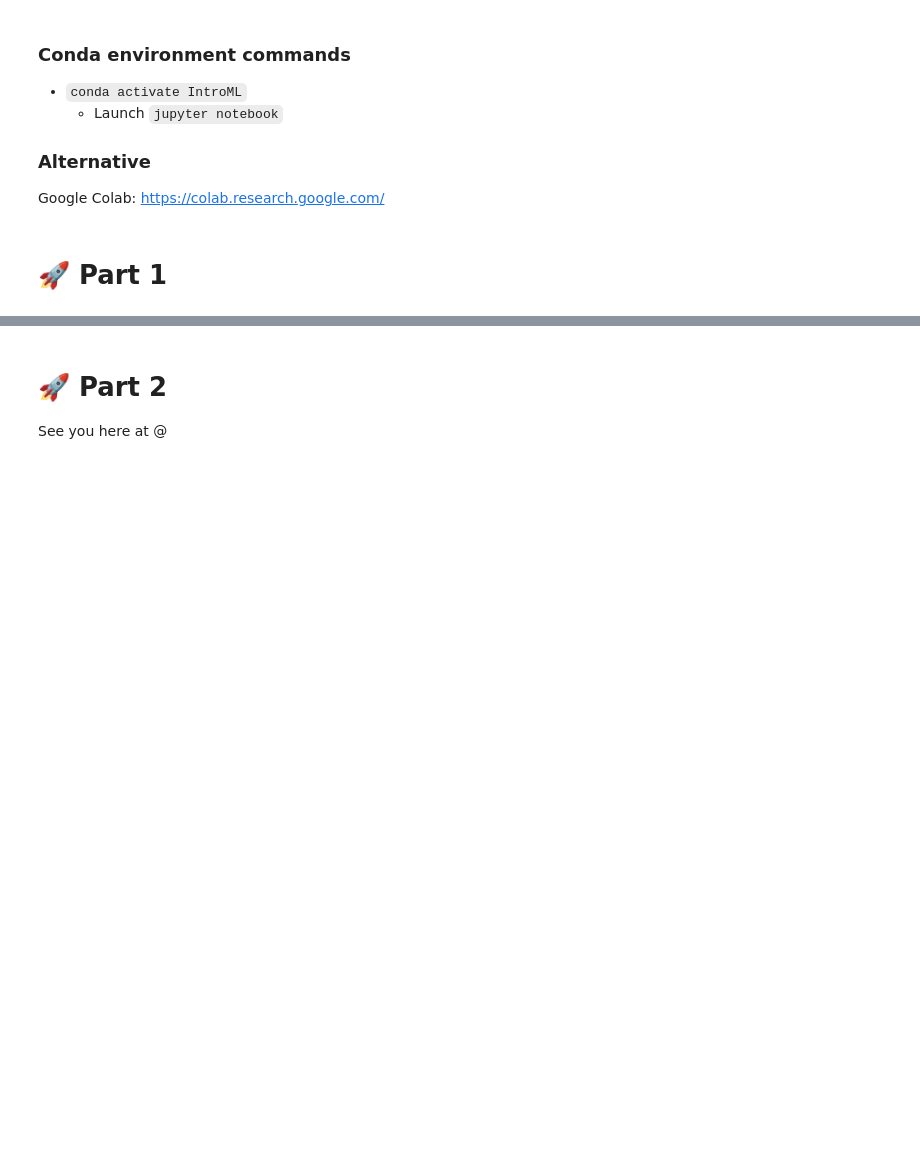
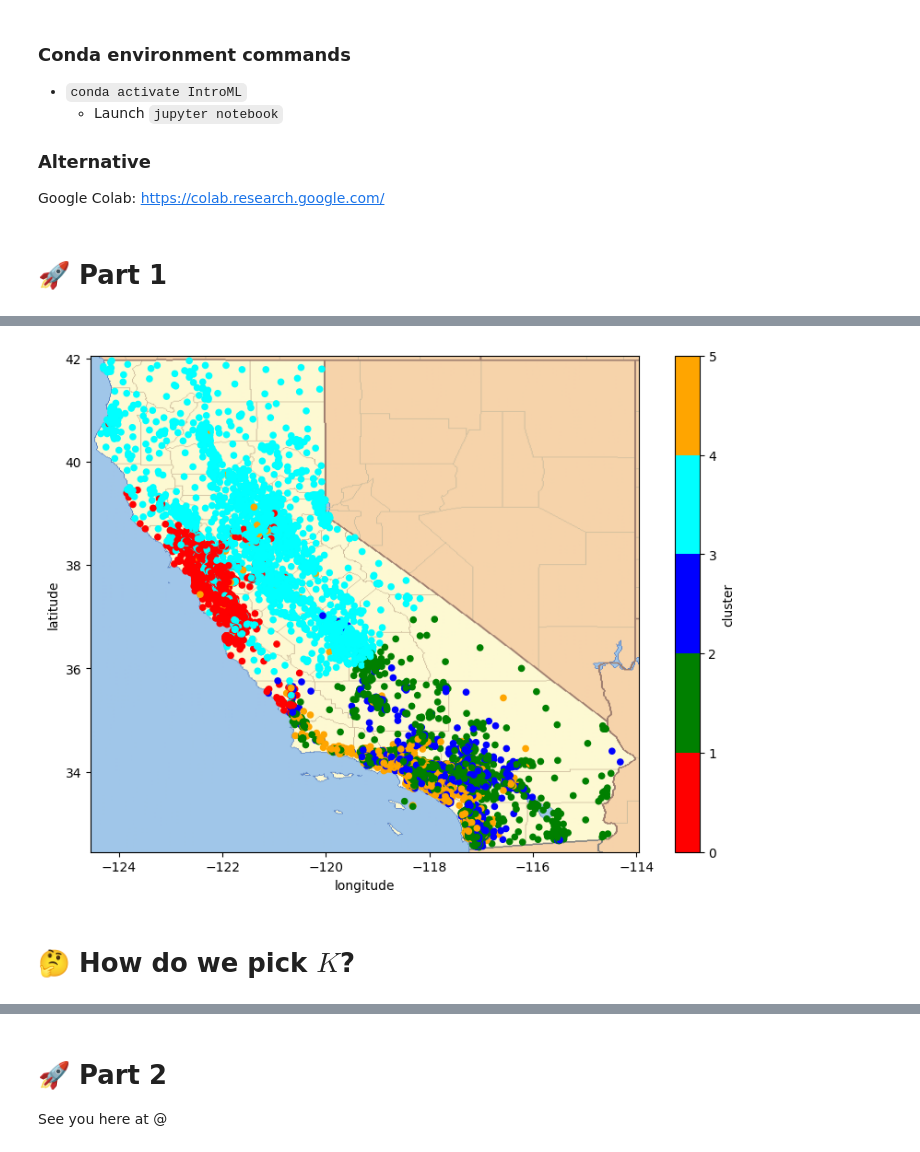
Before and after one commit to MichelleVik/Intro-to-Machine-Learning, a Jupyter notebook: 7_unsupervised/unsupervised.ipynb, the cells around one changed output, grey strips where cells are left out. Saved outputs shown, nothing was run; the diff lists cells and outputs as text; code cells hidden in the pictures; blank space fills up the shorter version.

```diff
--- a/7_unsupervised/unsupervised.ipynb
+++ b/7_unsupervised/unsupervised.ipynb
@@ -70,0 +187,4 @@ Google Colab: https://colab.research.google.com/
+# %%
+import pandas as pd
+df = pd.read_csv("../data/housing.csv")
+df.head()
@@ -70,0 +238,6 @@ Google Colab: https://colab.research.google.com/
+# %%
+from sklearn.cluster import KMeans
+
+k = 6
+model = KMeans(n_clusters=k)
+model.fit(df_processed)
@@ -70,0 +246,4 @@ Google Colab: https://colab.research.google.com/
+# %%
+df_plot = df[['longitude', 'latitude']]
+df_plot['cluster'] = model.labels_
+df_plot.head()
@@ -70,0 +257,22 @@ Google Colab: https://colab.research.google.com/
+# %%
+import matplotlib.pyplot as plt
+import matplotlib as mpl
+
+cmap = (mpl.colors.ListedColormap(['red', 'green', 'blue', 'cyan', 'orange']))
+
+df_plot.plot(kind="scatter", x="longitude", y="latitude",
+             c="cluster", cmap=cmap, colorbar=True,
+             legend=True,  figsize=(10, 7))
+
+california_img = plt.imread("../img/class_2/california.png")
+
+axis = -124.55, -113.95, 32.45, 42.05
+
+plt.axis(axis)
+plt.imshow(california_img, extent=axis)
+
+plt.show()
+# %% [output]
+[figure, added]
+# %% [markdown]
+# 🤔 How do we pick $K$?
```
Also changed, not shown: parts of 55 cells of this notebook, 11 other files.
